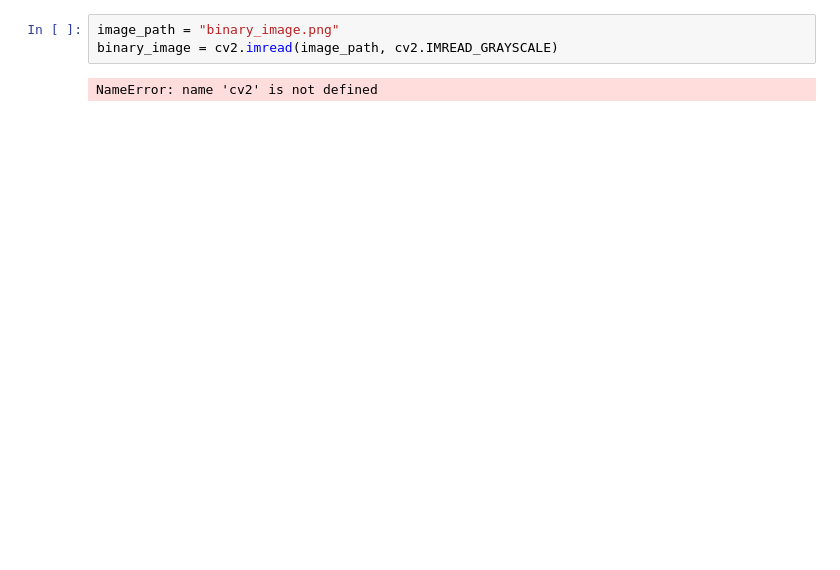
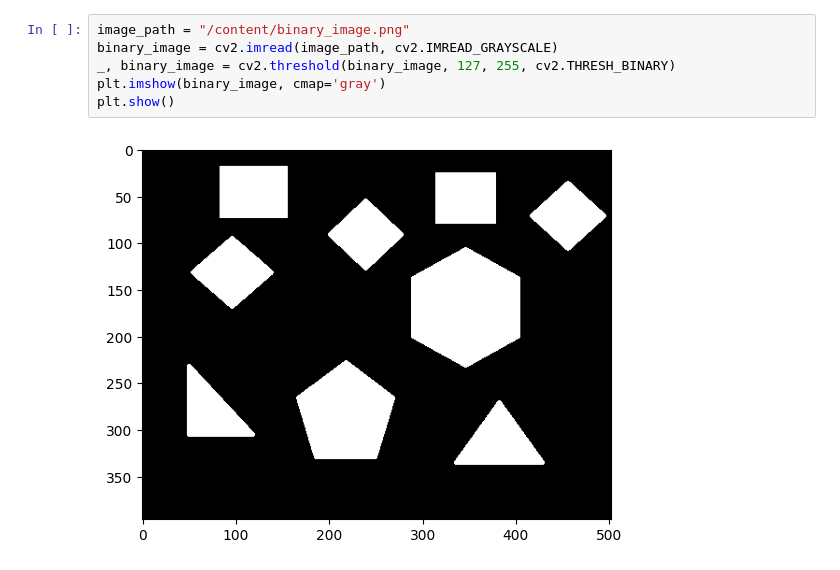
Before and after one commit to jasdeepbajaj/ComputerVisionAlgoirthms, a Jupyter notebook: squential_labeling_algorithm.ipynb, the cells around one changed output. Saved outputs shown, nothing was run; the diff lists cells and outputs as text; blank space fills up the shorter version.

```diff
--- a/squential_labeling_algorithm.ipynb
+++ b/squential_labeling_algorithm.ipynb
@@ -7,5 +5,8 @@ ModuleNotFoundError: No module named 'cv2'
 # %%
-image_path = "binary_image.png"
+image_path = "/content/binary_image.png"
 binary_image = cv2.imread(image_path, cv2.IMREAD_GRAYSCALE)
+_, binary_image = cv2.threshold(binary_image, 127, 255, cv2.THRESH_BINARY)
+plt.imshow(binary_image, cmap='gray')
+plt.show()
 # %% [output]
-NameError: name 'cv2' is not defined
+[figure, added]
```
Also changed, not shown: parts of 2 cells of this notebook.
